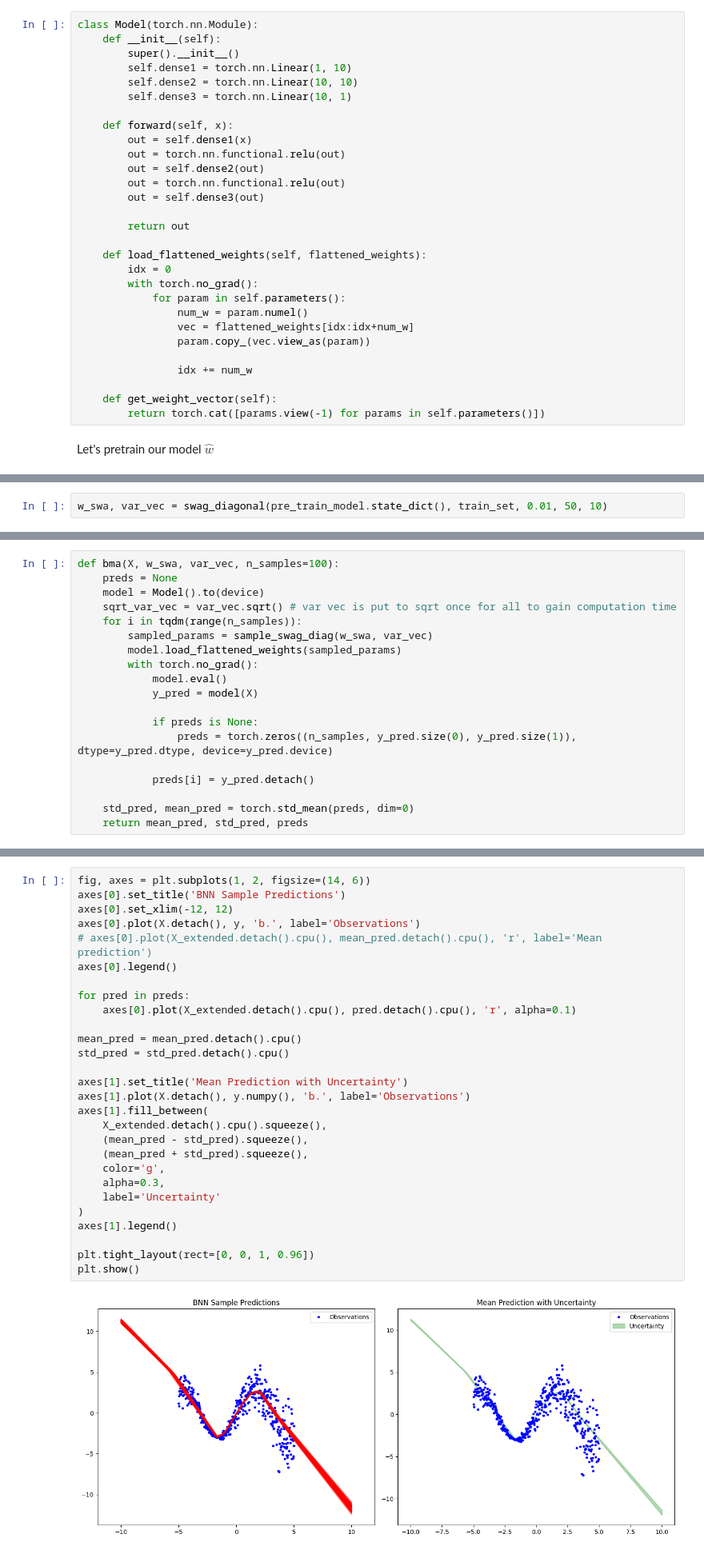
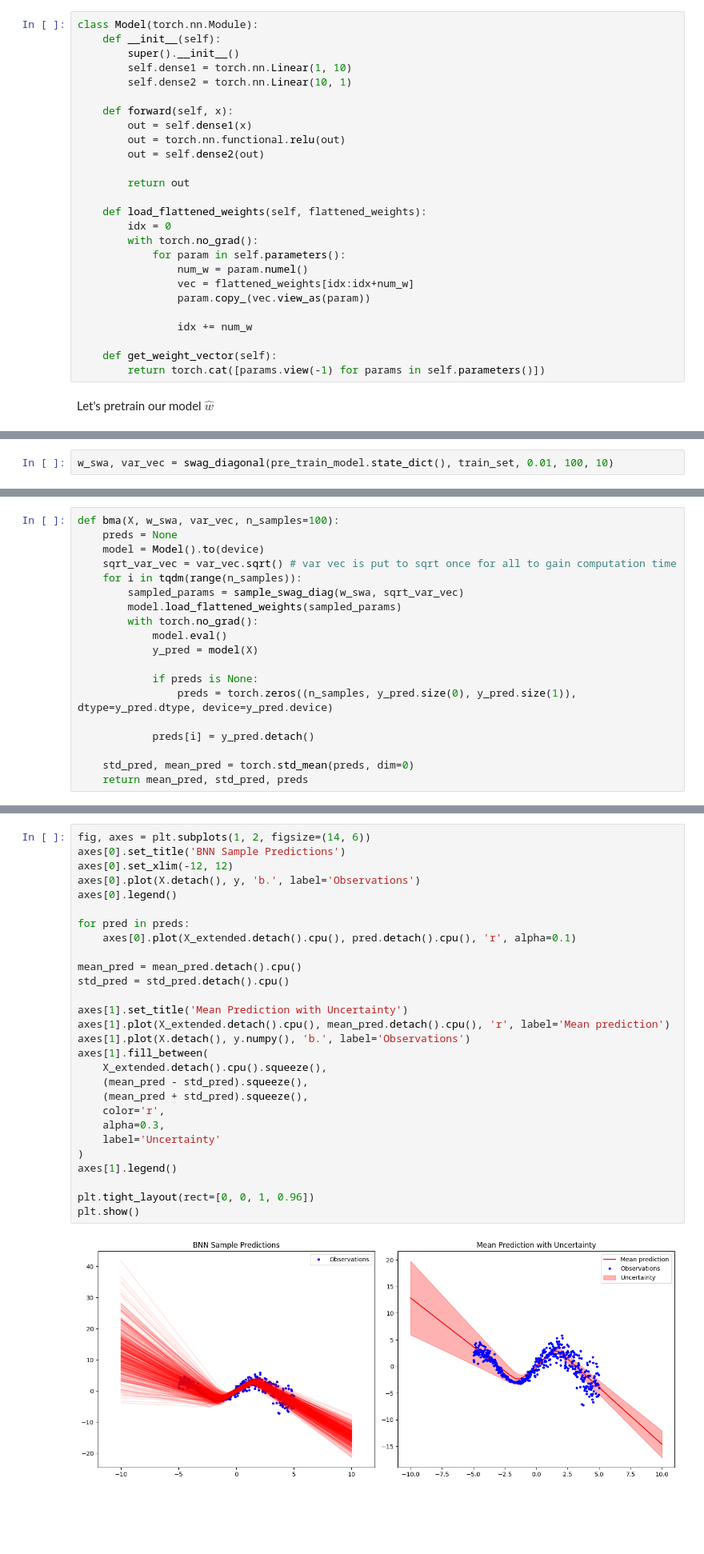
Before and after one commit to laurent-vouriot/SWA_SWAG, a Jupyter notebook: SWA_SWAG.ipynb, the cells around one changed output, grey strips where cells are left out. Shown at 80% size. Drawn from its saved outputs; the diff is of its cells as text; blank space fills up the shorter version.

```diff
--- a/SWA_SWAG.ipynb
+++ b/SWA_SWAG.ipynb
@@ -50,15 +50,12 @@ class Model(torch.nn.Module):
     def __init__(self):
         super().__init__()
         self.dense1 = torch.nn.Linear(1, 10)
-        self.dense2 = torch.nn.Linear(10, 10)
-        self.dense3 = torch.nn.Linear(10, 1)
+        self.dense2 = torch.nn.Linear(10, 1)
 
     def forward(self, x):
         out = self.dense1(x)
         out = torch.nn.functional.relu(out)
         out = self.dense2(out)
-        out = torch.nn.functional.relu(out)
-        out = self.dense3(out)
 
         return out
 
@@ -236,7 +233,7 @@ def sample_swag_diag(w_swa, sqrt_var_vec):
 
     return w_swa + noise_diag
 # %%
-w_swa, var_vec = swag_diagonal(pre_train_model.state_dict(), train_set, 0.01, 50, 10)
+w_swa, var_vec = swag_diagonal(pre_train_model.state_dict(), train_set, 0.01, 100, 10)
 # %% [markdown]
 ### Bayesian Model Averaging
 # %% [markdown]
@@ -247,7 +244,7 @@ def bma(X, w_swa, var_vec, n_samples=100):
     model = Model().to(device)
     sqrt_var_vec = var_vec.sqrt() # var vec is put to sqrt once for all to gain computation time
     for i in tqdm(range(n_samples)):
-        sampled_params = sample_swag_diag(w_swa, var_vec)
+        sampled_params = sample_swag_diag(w_swa, sqrt_var_vec)
         model.load_flattened_weights(sampled_params)
         with torch.no_grad():
             model.eval()
@@ -268,31 +265,31 @@ mean_pred, std_pred, preds = bma(X_extended.unsqueeze(1), w_swa, var_vec, n_samp
 # %%
 fig, axes = plt.subplots(1, 2, figsize=(14, 6))
 axes[0].set_title('BNN Sample Predictions')
 axes[0].set_xlim(-12, 12)
 axes[0].plot(X.detach(), y, 'b.', label='Observations')
-# axes[0].plot(X_extended.detach().cpu(), mean_pred.detach().cpu(), 'r', label='Mean prediction')
 axes[0].legend()
 
 for pred in preds:
     axes[0].plot(X_extended.detach().cpu(), pred.detach().cpu(), 'r', alpha=0.1)
 
 mean_pred = mean_pred.detach().cpu()
 std_pred = std_pred.detach().cpu()
 
 axes[1].set_title('Mean Prediction with Uncertainty')
+axes[1].plot(X_extended.detach().cpu(), mean_pred.detach().cpu(), 'r', label='Mean prediction')
 axes[1].plot(X.detach(), y.numpy(), 'b.', label='Observations')
 axes[1].fill_between(
     X_extended.detach().cpu().squeeze(),
     (mean_pred - std_pred).squeeze(),
     (mean_pred + std_pred).squeeze(),
-    color='g',
+    color='r',
     alpha=0.3,
     label='Uncertainty'
 )
 axes[1].legend()
 
 plt.tight_layout(rect=[0, 0, 1, 0.96])
 plt.show()
 # %% [output]
-[figure, old version]
+[figure, new version]
 # %% [markdown]
```
Also changed, not shown: parts of 5 cells of this notebook, 5 other files.
